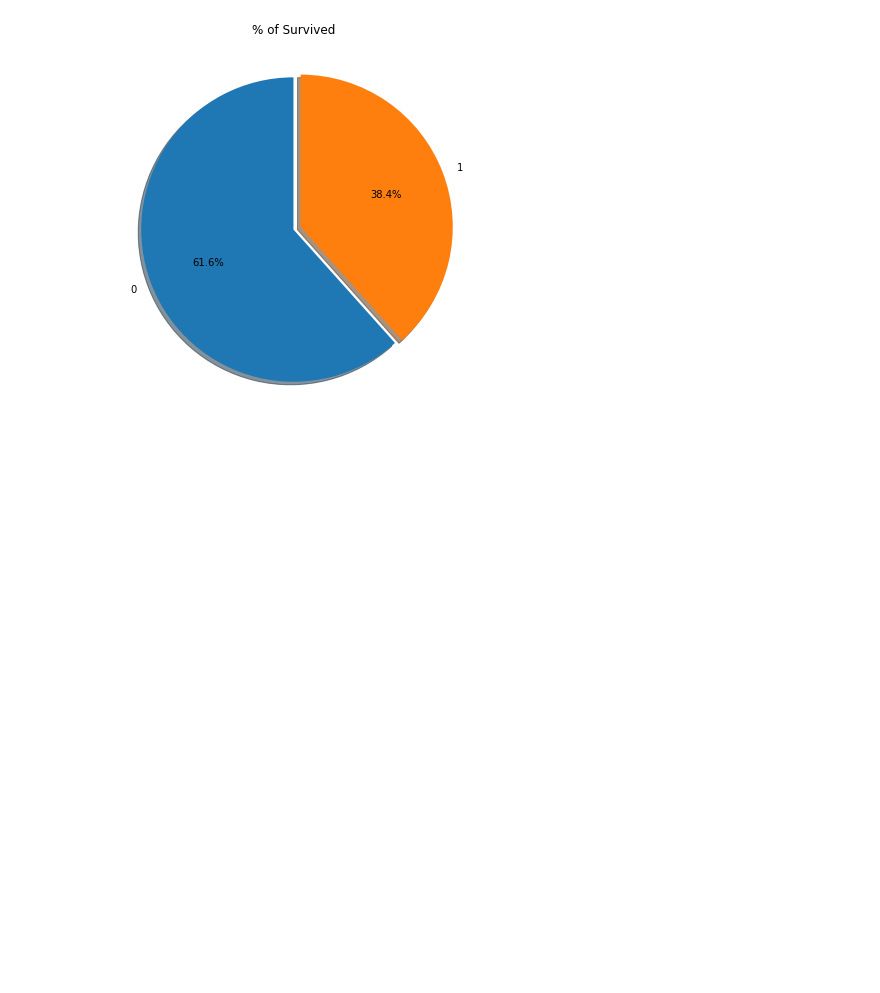
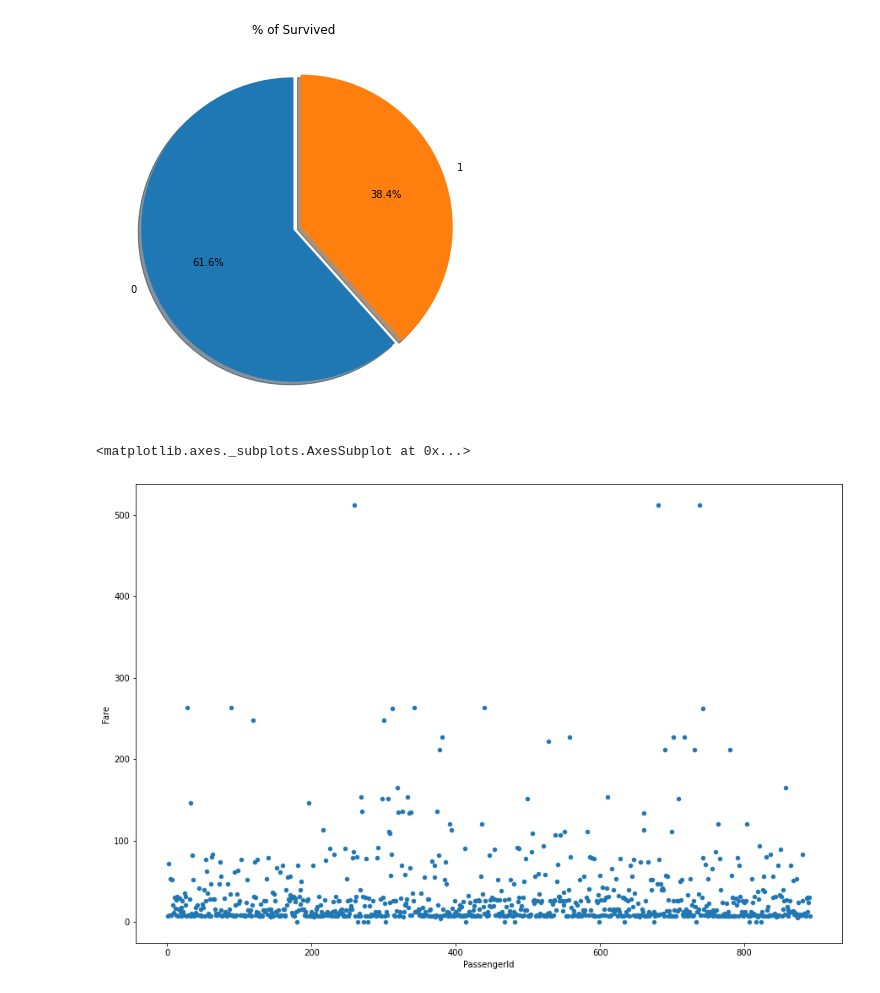
Before and after one commit to camilotorron/TestNotebooks, a Jupyter notebook: Titanic_Pandaspractice.ipynb, the cells around one changed output. Cells and saved outputs as stored; diff of their text form; code cells hidden in the pictures; blank space fills up the shorter version.

```diff
--- a/Titanic_Pandaspractice.ipynb
+++ b/Titanic_Pandaspractice.ipynb
@@ -232,3 +264,8 @@ plt.title('% of Survived')
 plt.show()
 # %% [output]
 [figure]
+# %%
+data[['Fare', 'PassengerId']].plot(kind='scatter', x = 'PassengerId', y = 'Fare', figsize=(15,10))
+# %% [output]
+<matplotlib.axes._subplots.AxesSubplot at 0x...>
+[figure, added]
```
Also changed, not shown: parts of 8 cells of this notebook.
